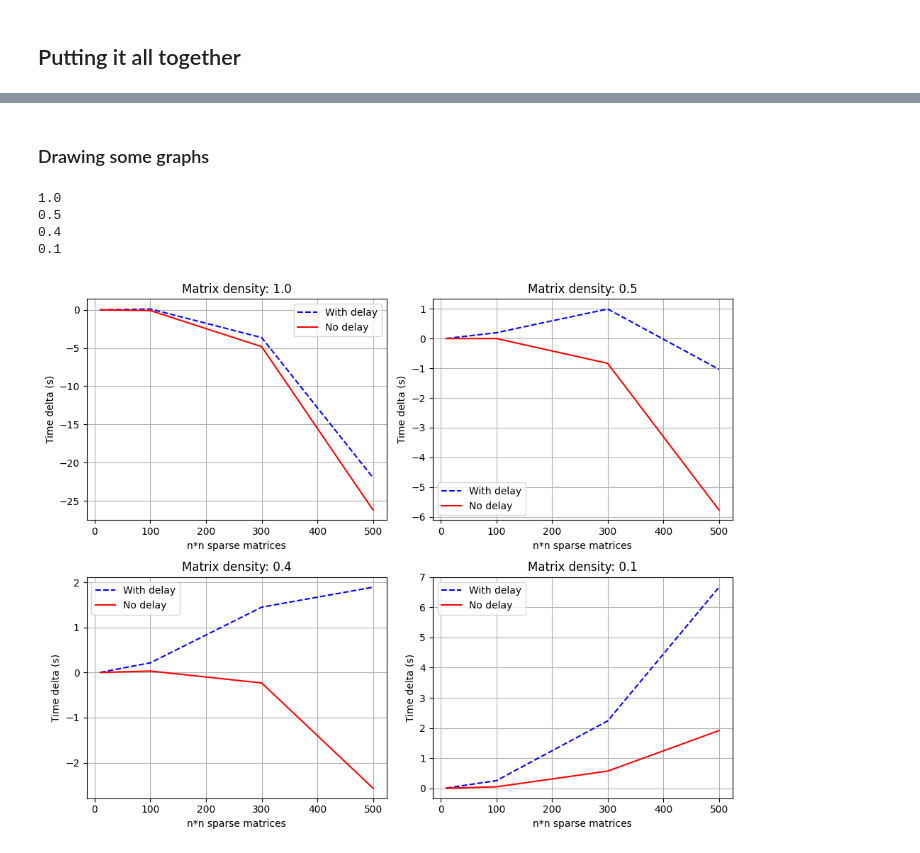
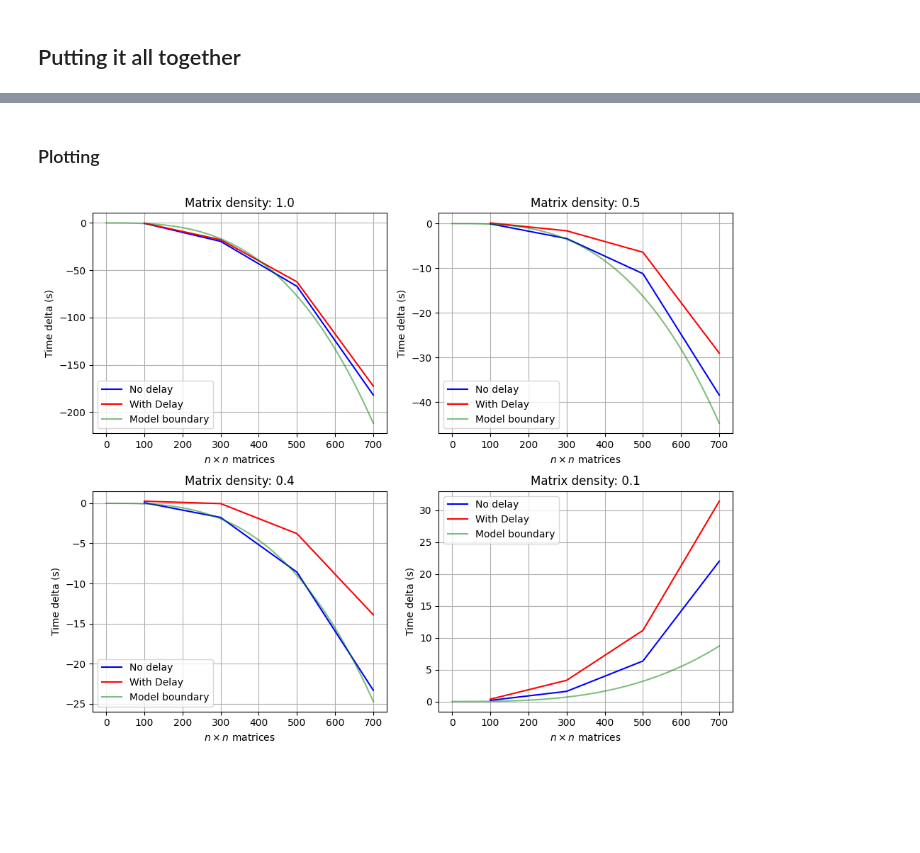
Before and after one commit to TristanHodgson/Linalg-sql, a Jupyter notebook: benchmark.ipynb, the cells around one changed output, grey strips where cells are left out. Saved outputs shown, nothing was run; the diff lists cells and outputs as text; code cells hidden in the pictures; blank space fills up the shorter version.

Commit message:
Adding modelling

```diff
--- a/benchmark.ipynb
+++ b/benchmark.ipynb
@@ -143,0 +170,3 @@ def trial(xs, delay_time:bool, sparse_proportion: float, tests:int=3):
+# %%
+var_clip = 1e-10
+N = df.shape[0]
@@ -144,2 +279,2 @@ def trial(xs, delay_time:bool, sparse_proportion: float, tests:int=3):
 # %% [markdown]
-### Drawing some graphs
+### Plotting
@@ -148,29 +281,53 @@ import matplotlib.pyplot as plt
+# %%
+def model(n:float, d:float, ulb:str) -> float:
+    b = beta
+    if ulb == "b":
+        a = alpha
+        c = gamma
+    if ulb == "l":
+        a = alpha-19.6*alpha_se
+        c = gamma+1.96*gamma_se
+    else:
+        a = alpha-19.6*alpha_se
+        c = gamma+1.96*gamma_se
+    return (a-c * d**2)*n**3 + b * n*2
 # %%
-xs = [10,100,300,500]
 fig, axs = plt.subplots(2, 2, figsize=(10, 8))
 plot_configs = [
     (axs[0, 0], 1.0),
     (axs[0, 1], 0.5),
     (axs[1, 0], 0.4),
-    (axs[1, 1], 0.1)]
+    (axs[1, 1], 0.1),
+]
+
+df["diff"] = df["py_mean"] - df["sql_mean"]
+df["diffdelay"] = df["diff"] + beta * df["n"]**2
+
+smooth_xs = np.linspace(0,mx,10000)
 
 
 for ax, prop in plot_configs:
-    ax.plot(xs, trial(xs, True, prop), label="With delay", color="blue", linestyle="--")
-    ax.plot(xs, trial(xs, False, prop), label="No delay", color="red")
+    sub = df[df["d"] == prop].sort_values("n")
+
+    n = sub["n"].values.astype(float)
+    delta_T = sub["diff"].values
+    delta_with_delay = sub["diffdelay"].values
+
+    ax.plot(n, delta_T, label="No delay", color="blue")
+    ax.plot(n, delta_with_delay, label="With Delay", color="red")
+    ax.plot(smooth_xs, model(smooth_xs, prop, "b"), label="Model boundary", color="green",alpha=0.5)
+    # ax.plot(smooth_xs, model(smooth_xs, prop, "u"), label="Model upper", color="red",alpha=0.5)
+    # ax.plot(smooth_xs, model(smooth_xs, prop, "l"), label="Model lower", color="orange",alpha=0.5)
+
+
     ax.set_title(f"Matrix density: {prop}")
-    ax.set_xlabel("n*n sparse matrices")
+    ax.set_xlabel(r"$n\times n$ matrices")
     ax.set_ylabel("Time delta (s)")
     ax.legend(loc="best")
     ax.grid(True)
-    print(prop)
 
 fig.tight_layout()
 fig.savefig("graphs/benchmark.png", dpi=300, bbox_inches="tight")
 plt.show()
 # %% [output]
-1.0
-0.5
-0.4
-0.1
-[figure, old version]
+[figure, new version]
```
Also changed, not shown: parts of 20 cells of this notebook, 9 other files.
